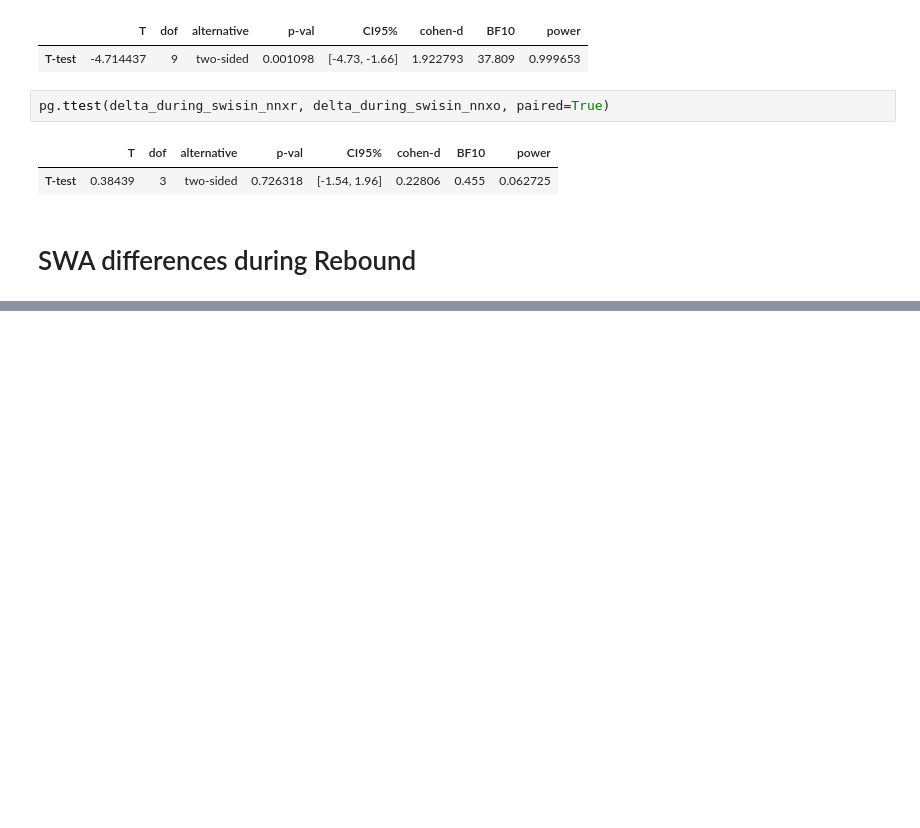
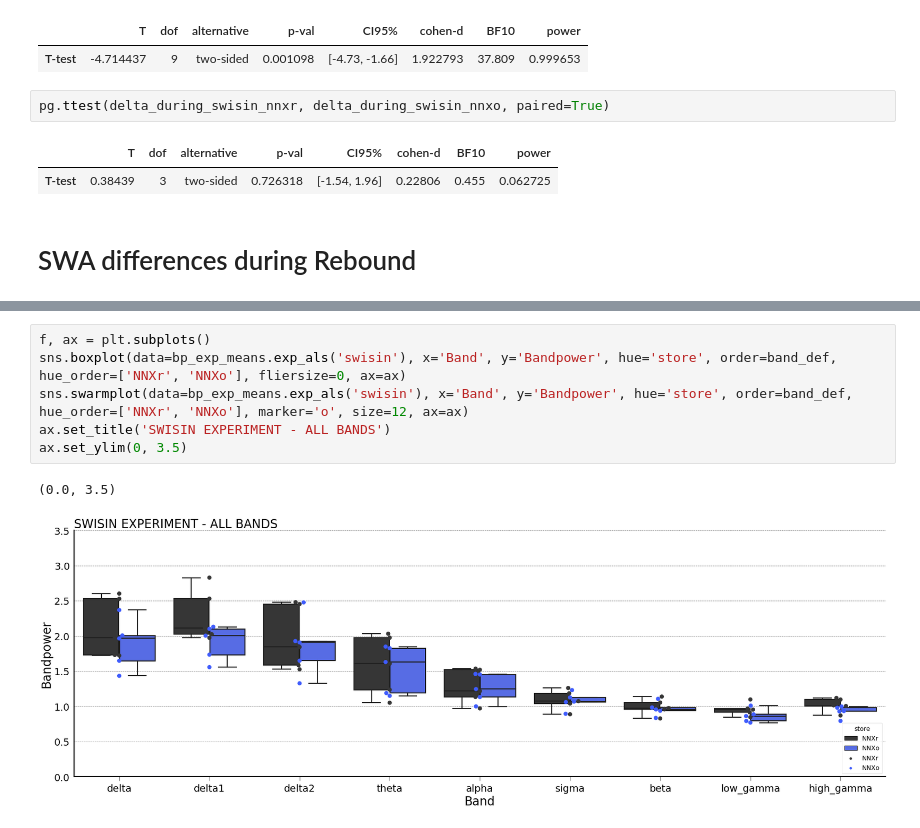
Before and after one commit to kortdriessen/acr, a Jupyter notebook: pub/swa_figs.ipynb, the cells around one changed output, grey strips where cells are left out. Saved outputs shown, nothing was run; the diff lists cells and outputs as text; blank space fills up the shorter version.

```diff
--- a/pub/swa_figs.ipynb
+++ b/pub/swa_figs.ipynb
@@ -204,0 +295,9 @@ pg.ttest(delta_reb_swisin_nnxr, delta_reb_swisin_nnxo, paired=True)
+# %%
+f, ax = plt.subplots()
+sns.boxplot(data=bp_exp_means.exp_als('swisin'), x='Band', y='Bandpower', hue='store', order=band_def, hue_order=['NNXr', 'NNXo'], fliersize=0, ax=ax)
+sns.swarmplot(data=bp_exp_means.exp_als('swisin'), x='Band', y='Bandpower', hue='store', order=band_def, hue_order=['NNXr', 'NNXo'], marker='o', size=12, ax=ax)
+ax.set_title('SWISIN EXPERIMENT - ALL BANDS')
+ax.set_ylim(0, 3.5)
+# %% [output]
+(0.0, 3.5)
+[figure, added]
```
Also changed, not shown: parts of 22 cells of this notebook, 3 other files.
